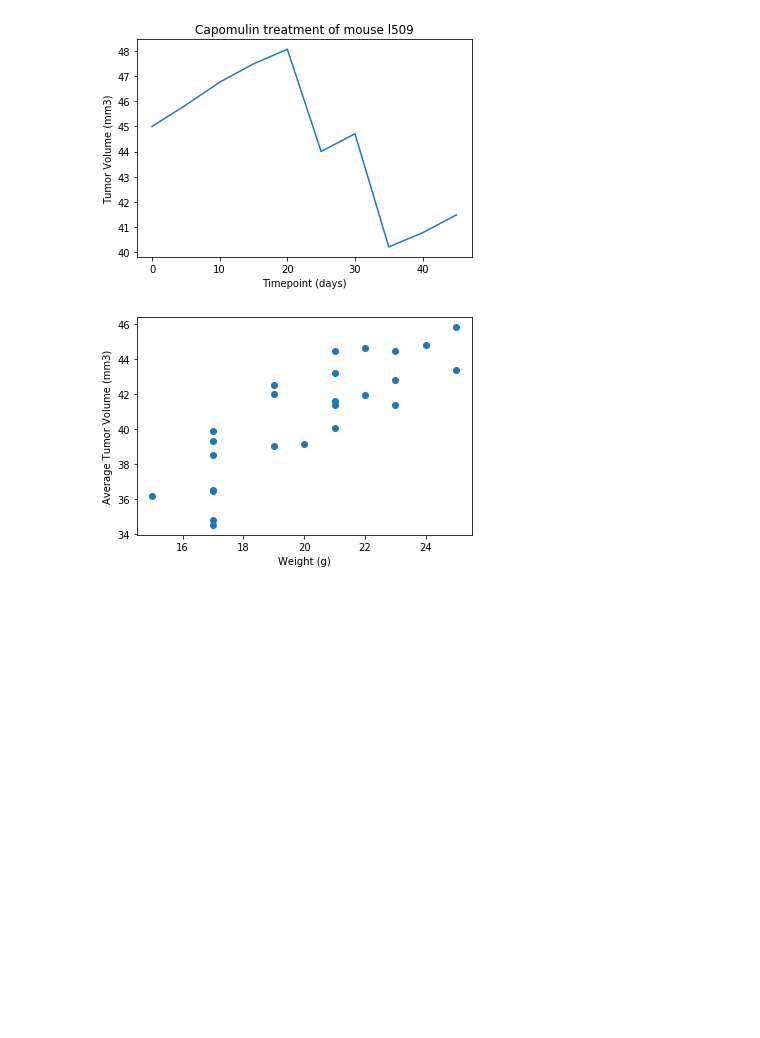
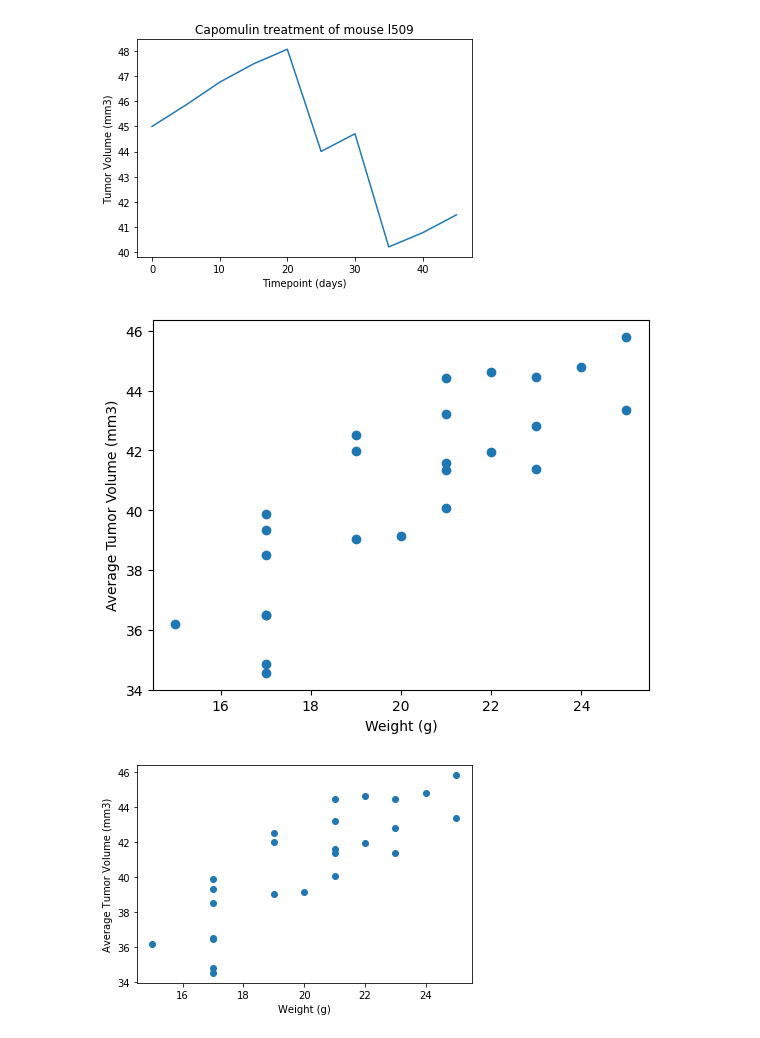
Before and after one commit to akinyemia/Matplotlib-challenge, a Jupyter notebook: Pymaceuticals/main.ipynb, the cells around one changed output. Drawn from its saved outputs; the diff is of its cells as text; code cells hidden in the pictures; blank space fills up the shorter version.

```diff
--- a/Pymaceuticals/main.ipynb
+++ b/Pymaceuticals/main.ipynb
@@ -371,5 +431,33 @@ Ceftamin's potential outliers: Series([], Name: Tumor Volume (mm3), dtype: float
 # %% [output]
 [figure]
+# %%
+drug = 'Capomulin'
+filter = tv['Drug Regimen'] == drug
+
+scplt = {'Average Tumor Volume (mm3)':[], 'Weight':[]}
+
+ttv = tv.where(filter).dropna().reset_index()
+# weight =
+
+
+for x in range(0, len(ttv)):
+    scplt['Average Tumor Volume (mm3)'].append(clean_results['Tumor Volume (mm3)'].where(clean_results['Mouse ID'] == ttv['Mouse ID'][x]).mean())
+    scplt['Weight'].append(int(clean_results['Weight (g)'].where(clean_results['Mouse ID'] == ttv['Mouse ID'][x]).mean()))
+
+# clean_results['Tumor Volume (mm3)'].where(clean_results['Mouse ID'] == ttv['Mouse ID'][0]).mean()
+scplt = pd.DataFrame(scplt)
+# %%
+x = scplt['Weight']
+y = scplt['Average Tumor Volume (mm3)']
+plt.scatter(x, y)
+plt.xlabel('Weight (g)')
+plt.ylabel('Average Tumor Volume (mm3)')
+plt.show()
+
+
+# --------------------------------
+# %% [output]
+[figure, added]
 # %%
 # Generate a scatter plot of average tumor volume vs. mouse weight for the Capomulin regimen
 # %% [output]
```
Also changed, not shown: parts of 8 cells of this notebook.
